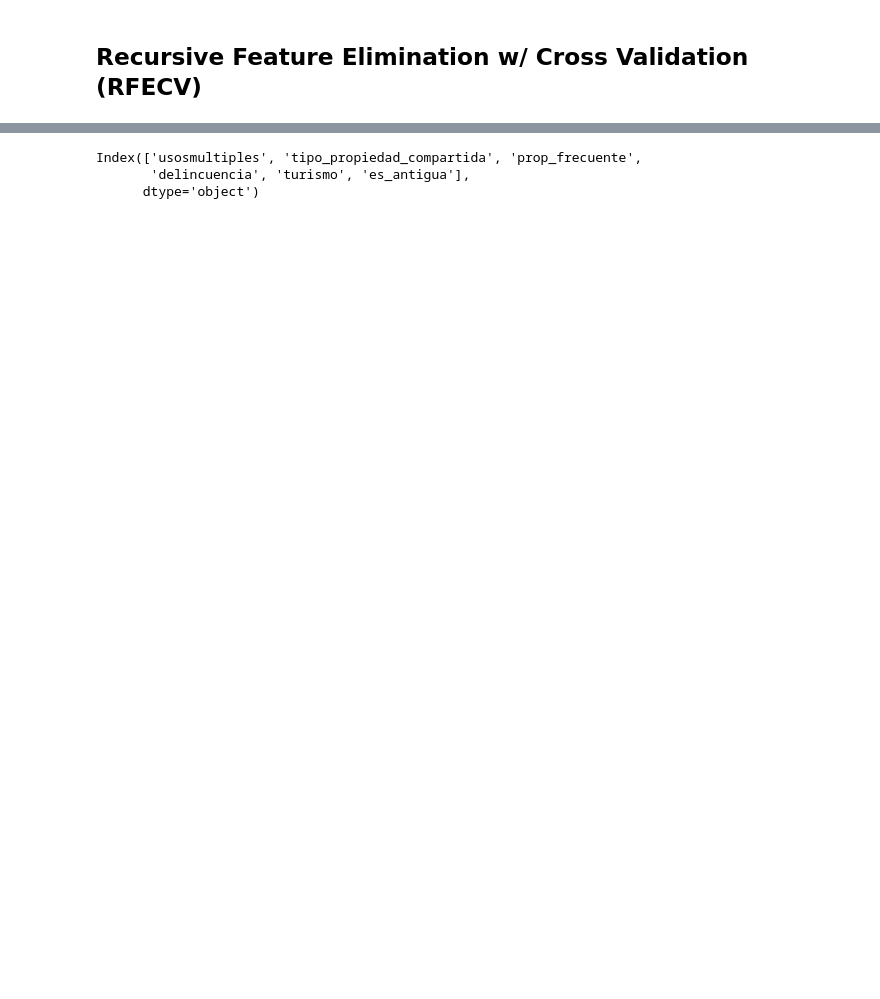
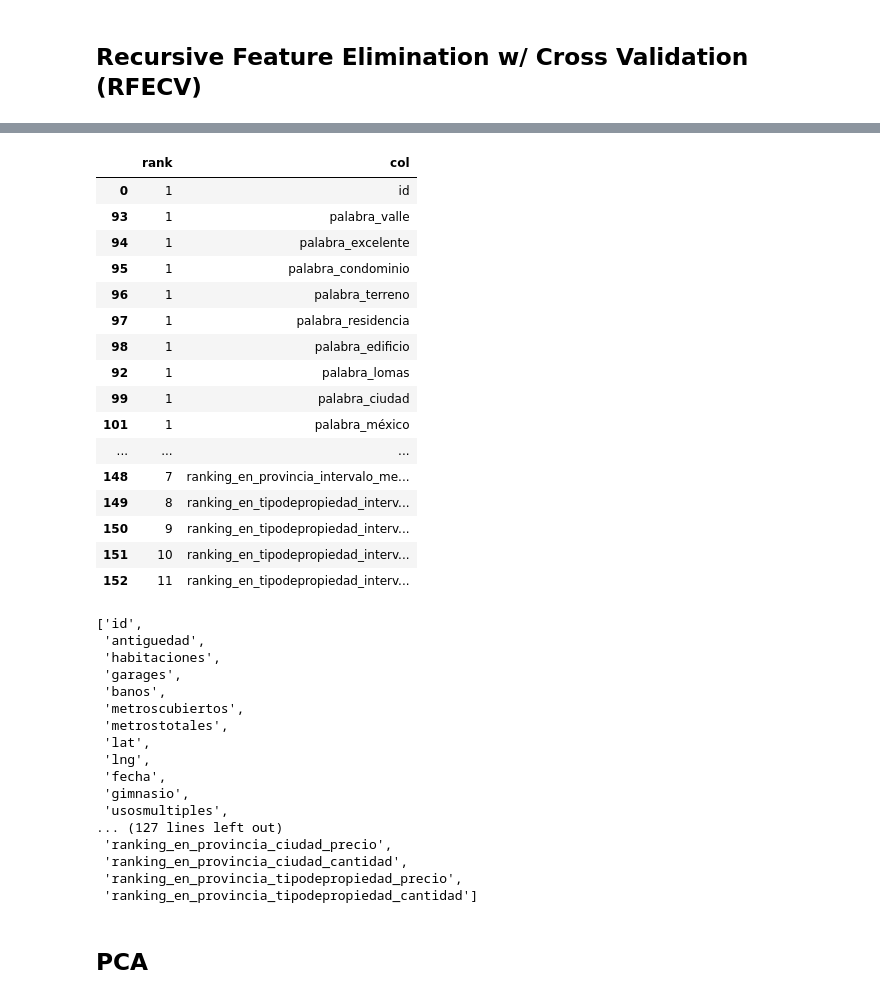
Before and after one commit to JDSanto/datos-tp2, a Jupyter notebook: FeatureSelection.ipynb, the cells around one changed output, grey strips where cells are left out. Drawn from its saved outputs; the diff is of its cells as text; code cells hidden in the pictures; blank space fills up the shorter version.

```diff
--- a/FeatureSelection.ipynb
+++ b/FeatureSelection.ipynb
@@ -37,3 +66,20 @@ df_test_f['fecha'] = pd.to_datetime(df_test_f['fecha']).astype(int)
+# %%
+titulo_train = pd.read_csv('./data/titulo_train.csv')
+titulo_test = pd.read_csv('./data/titulo_test.csv')
+train_DK = pd.read_csv('./data/df_train_KD.csv')
+test_DK = pd.read_csv('./data/df_test_KD.csv')
+
+titulo_train.to_csv('./data/titulo_ohe_train.csv',index = False)
+titulo_test.to_csv('./data/titulo_ohe_test.csv',index = False)
+# %%
+df_train_f = pd.merge(df_train_f, titulo_train, on= 'id', how= 'left')
+df_test_f = pd.merge(df_test_f, titulo_test, on= 'id', how= 'left')
+
+df_train_f = pd.merge(df_train_f, train_DK, on= 'id', how= 'left')
+df_test_f = pd.merge(df_test_f, test_DK, on= 'id', how= 'left')
+# %%
+df_train_f = features.rankings(df_train_f, df_train_f)
+df_test_f = features.rankings(df_test_f, df_train_f)
 # %%
 from sklearn.model_selection import train_test_split
 
@@ -200,3 +252,13 @@ Index(['antiguedad', 'metroscubiertos', 'metrostotales', 'lat', 'lng',
       dtype='object')
+# %%
+def full_display(df):
+    with pd.option_context('display.max_rows', None, 'display.max_columns', None):
+        display(df)
+
+df_ranks = pd.DataFrame(np.array([selector.ranking_, list(x_train.columns)]).T, columns=['rank', 'col'])
+df_ranks['rank'] = df_ranks['rank'].astype(int)
+full_display(df_ranks.sort_values('rank'))
+
+df_ranks[df_ranks['rank'] == 1]['col'].tolist()
 # %% [markdown]
 ## Recursive Feature Elimination w/ Cross Validation (RFECV)
@@ -251,6 +580,47 @@ Index(['antiguedad', 'habitaciones', 'garages', 'banos', 'metroscubiertos',
-# %%
-x_train.columns[selector.ranking_ != 1]
-# %% [output]
-Index(['usosmultiples', 'tipo_propiedad_compartida', 'prop_frecuente',
-       'delincuencia', 'turismo', 'es_antigua'],
-      dtype='object')
+# %%
+def full_display(df):
+    with pd.option_context('display.max_rows', None, 'display.max_columns', None):
+        display(df)
+
+df_ranks = pd.DataFrame(np.array([selector.ranking_, list(x_train.columns)]).T, columns=['rank', 'col'])
+df_ranks['rank'] = df_ranks['rank'].astype(int)
+full_display(df_ranks.sort_values('rank'))
+
+df_ranks[df_ranks['rank'] == 1]['col'].tolist()
+# %% [output]
+|  | rank | col |
+| 0 | 1 | id |
+| 93 | 1 | palabra_valle |
+| 94 | 1 | palabra_excelente |
+| 95 | 1 | palabra_condominio |
+| 96 | 1 | palabra_terreno |
+| 97 | 1 | palabra_residencia |
+| 98 | 1 | palabra_edificio |
+| 92 | 1 | palabra_lomas |
+| 99 | 1 | palabra_ciudad |
+| 101 | 1 | palabra_méxico |
+| ... | ... | ... |
+| 148 | 7 | ranking_en_provincia_intervalo_me... |
+| 149 | 8 | ranking_en_tipodepropiedad_interv... |
+| 150 | 9 | ranking_en_tipodepropiedad_interv... |
+| 151 | 10 | ranking_en_tipodepropiedad_interv... |
+| 152 | 11 | ranking_en_tipodepropiedad_interv... |
+['id',
+ 'antiguedad',
+ 'habitaciones',
+ 'garages',
+ 'banos',
+ 'metroscubiertos',
+ 'metrostotales',
+ 'lat',
+ 'lng',
+ 'fecha',
+ 'gimnasio',
+ 'usosmultiples',
+... (127 lines left out)
+ 'ranking_en_provincia_ciudad_precio',
+ 'ranking_en_provincia_ciudad_cantidad',
+ 'ranking_en_provincia_tipodepropiedad_precio',
+ 'ranking_en_provincia_tipodepropiedad_cantidad']
+# %% [markdown]
+## PCA
```
Also changed, not shown: parts of 14 cells of this notebook, 21 other files.
